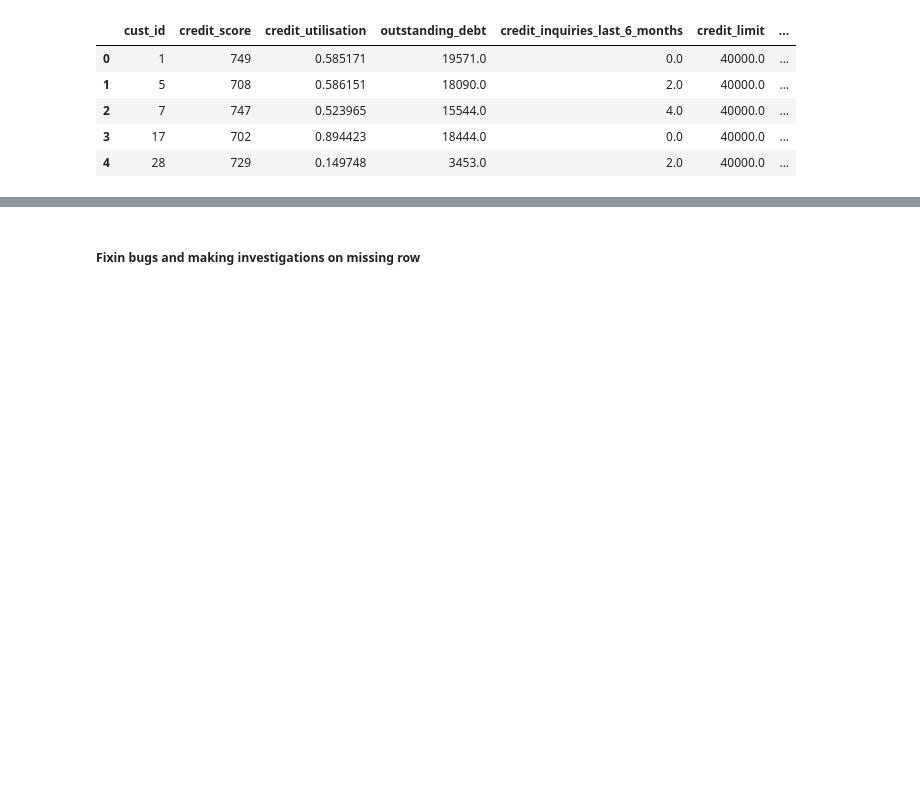
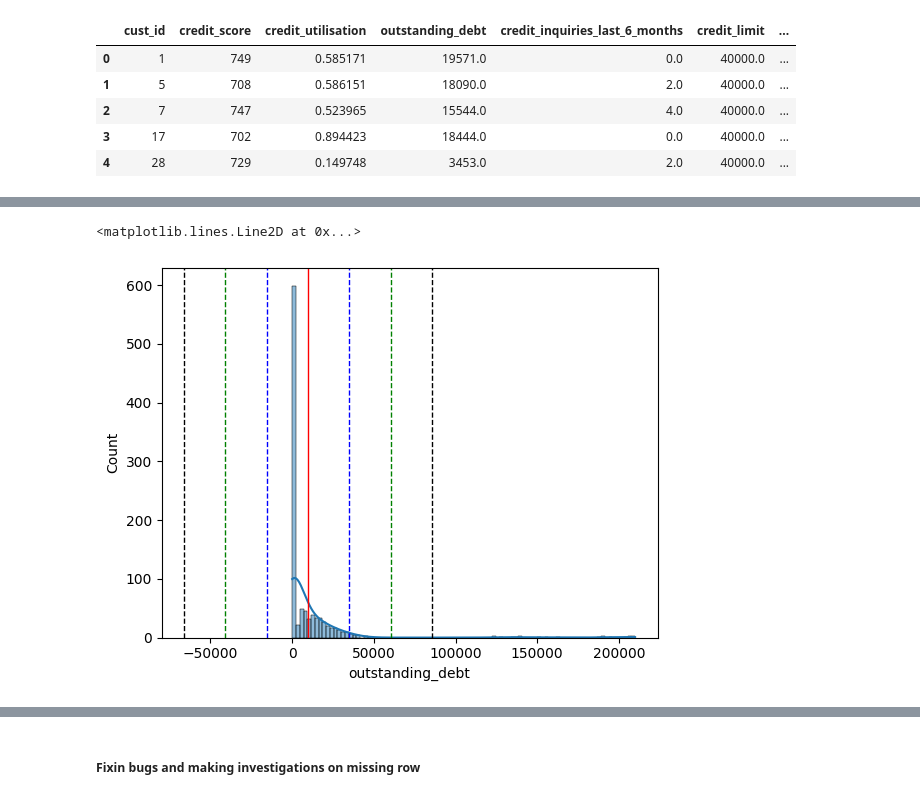
Before and after one commit to jdhova/DummyBank, a Jupyter notebook: CreditScore.ipynb, the cells around one changed output, grey strips where cells are left out. Cells and saved outputs as stored; diff of their text form; code cells hidden in the pictures; blank space fills up the shorter version.

```diff
--- a/CreditScore.ipynb
+++ b/CreditScore.ipynb
@@ -437,0 +464,19 @@ modeDF
+# %%
+sns.histplot(data_clean_credit_score2.outstanding_debt, kde= True)
+plt.axvline(meanCredit_score, color='r',linestyle = 'solid',linewidth =1)
+
+
+plt.axvline(meanCredit_score + stdCredit_score, color='b',linestyle = 'dashed', linewidth =1)
+plt.axvline(meanCredit_score - stdCredit_score, color='b',linestyle = 'dashed', linewidth =1)
+
+
+plt.axvline(meanCredit_score + 2* stdCredit_score, color='g',linestyle = 'dashed', linewidth =1)
+plt.axvline(meanCredit_score - 2* stdCredit_score, color='g',linestyle = 'dashed', linewidth =1)
+
+
+
+plt.axvline(meanCredit_score + 3* stdCredit_score, color='black',linestyle = 'dashed', linewidth =1)
+plt.axvline(meanCredit_score - 3* stdCredit_score, color='black',linestyle = 'dashed', linewidth =1)
+# %% [output]
+<matplotlib.lines.Line2D at 0x...>
+[figure, added]
```
Also changed, not shown: parts of 13 cells of this notebook.
